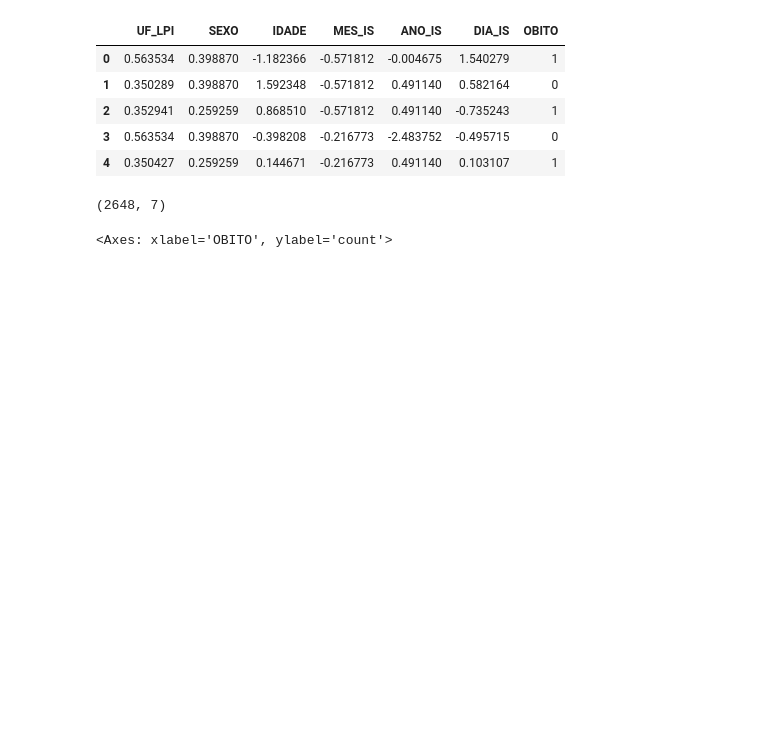
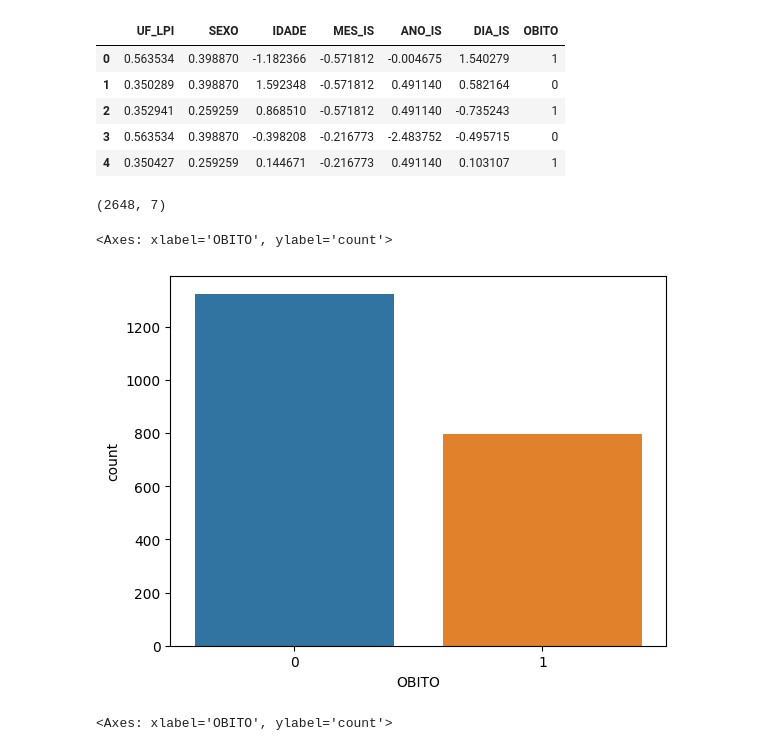
Before and after one commit to Muniz97/Yellow-fever-Febre-Amarela, a Jupyter notebook: 3 - Preprocessing/Yellow_Fever_Preprocessing.ipynb, the cells around one changed output. Saved outputs shown, nothing was run; the diff lists cells and outputs as text; code cells hidden in the pictures; blank space fills up the shorter version.

```diff
--- a/3 - Preprocessing/Yellow_Fever_Preprocessing.ipynb
+++ b/3 - Preprocessing/Yellow_Fever_Preprocessing.ipynb
@@ -227,4 +230,9 @@ train_base_smote.head()
 train_base_smote.shape
 # %% [output]
 (2648, 7)
+# %%
+sns.countplot(x = 'OBITO', data = train_base) # Original
+# %% [output]
+<Axes: xlabel='OBITO', ylabel='count'>
+[figure, added]
 # %%
```
Also changed, not shown: parts of 2 cells of this notebook.
